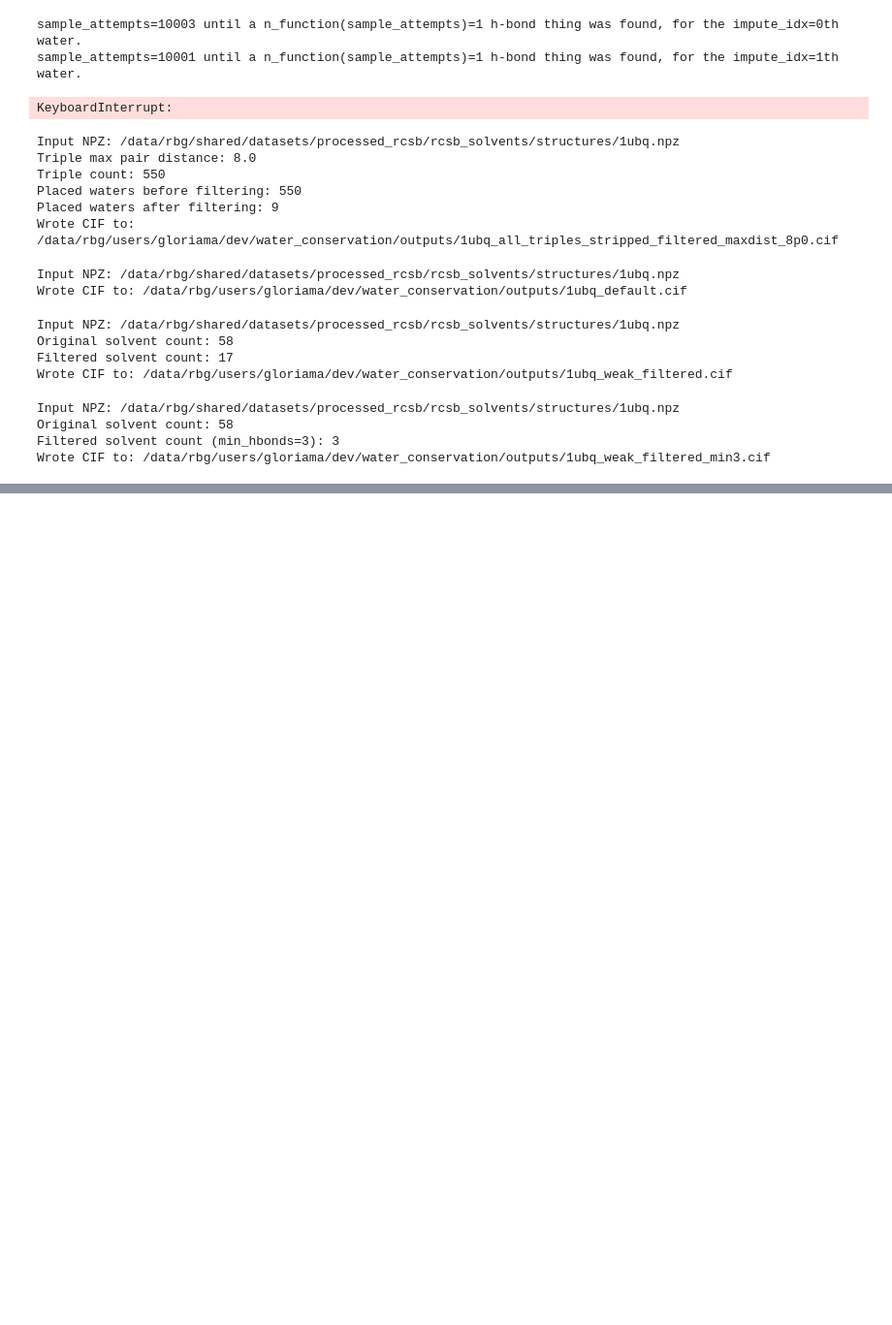
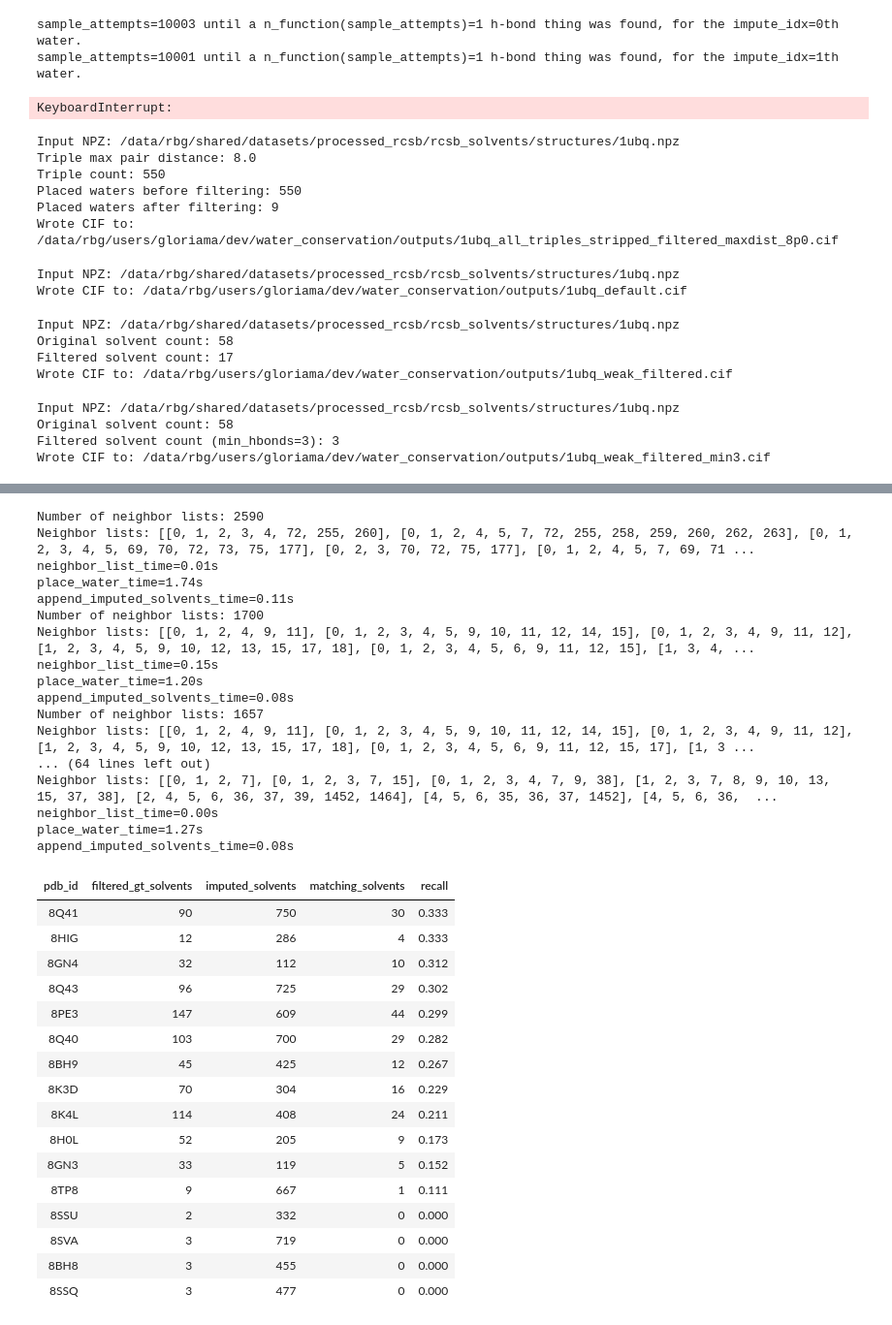
Before and after one commit to gloriayma/water_conservation, a Jupyter notebook: imputation/impute_solvents.ipynb, the cells around one changed output, grey strips where cells are left out. Shown at 97% size. Cells and saved outputs as stored; diff of their text form; code cells hidden in the pictures; blank space fills up the shorter version.

Commit message:
recall functions

```diff
--- a/imputation/impute_solvents.ipynb
+++ b/imputation/impute_solvents.ipynb
@@ -306,3 +463,21 @@ print(f"Input NPZ: {weak3_npz_path}")
 print(f"Original solvent count: {weak3_structure.count_solvents()}")
 print(f"Filtered solvent count (min_hbonds=3): {weak3_filtered_structure.count_solvents()}")
 print(f"Wrote CIF to: {weak3_output_path}")
+# %%
+weak3_pdb_id = "7zzh"
+weak3_npz_path = resolve_npz_path(weak3_pdb_id, NPZ_ROOT)
+weak3_output_dir = Path(OUTPUT_DIR)
+weak3_output_dir.mkdir(parents=True, exist_ok=True)
+weak3_structure = Structure.load(weak3_npz_path)
+weak3_structure = weak3_structure.to_one_solvent_per_chain(weak3_structure)
+weak3_filtered_structure = gloria_remove_weak_solvents(
+    weak3_structure,
+    min_hbonds=3,
+)
+gt_7zzh_3hbonds = weak3_filtered_structure
+weak3_output_path = weak3_output_dir / f"{weak3_pdb_id}_weak_filtered_min3.cif"
+weak3_output_path.write_text(to_mmcif(weak3_filtered_structure))
+print(f"Input NPZ: {weak3_npz_path}")
+print(f"Original solvent count: {weak3_structure.count_solvents()}")
+print(f"Filtered solvent count (min_hbonds=3): {weak3_filtered_structure.count_solvents()}")
+print(f"Wrote CIF to: {weak3_output_path}")
@@ -410,0 +686,55 @@ Wrote CIF to: /data/rbg/users/gloriama/dev/water_conservation/outputs/1ubq_weak_
+# %%
+import pandas as pd
+
+ID_LIST = ["8Q41", "8BH8", "8BH9", "8HIG", "8Q40", "8K3D", "8SVA", "8SSU", "8PE3", "8GN3", "8GN4", "8K4L", "8Q43", "8H0L", "8TP8", "8SSQ"]
+
+rows = []
+for pdb_id in ID_LIST:
+    result = recall_result(pdb_id, recall_threshold=1.0)
+    rows.append(
+        {
+            "pdb_id": pdb_id,
+            "filtered_gt_solvents": result.num_waters_a,
+            "imputed_solvents": result.num_waters_b,
+            "matching_solvents": result.num_matching_waters,
+            "recall": result.recall,
+        }
+    )
+
+results_df = pd.DataFrame(rows).sort_values("recall", ascending=False)
+results_df.style.format({"recall": "{:.3f}"}).hide(axis="index")
+# %% [output]
+Number of neighbor lists: 2590
+Neighbor lists: [[0, 1, 2, 3, 4, 72, 255, 260], [0, 1, 2, 4, 5, 7, 72, 255, 258, 259, 260, 262, 263], [0, 1, 2, 3, 4, 5, 69, 70, 72, 73, 75, 177], [0, 2, 3, 70, 72, 75, 177], [0, 1, 2, 4, 5, 7, 69, 71 ...
+neighbor_list_time=0.01s
+place_water_time=1.74s
+append_imputed_solvents_time=0.11s
+Number of neighbor lists: 1700
+Neighbor lists: [[0, 1, 2, 4, 9, 11], [0, 1, 2, 3, 4, 5, 9, 10, 11, 12, 14, 15], [0, 1, 2, 3, 4, 9, 11, 12], [1, 2, 3, 4, 5, 9, 10, 12, 13, 15, 17, 18], [0, 1, 2, 3, 4, 5, 6, 9, 11, 12, 15], [1, 3, 4, ...
+neighbor_list_time=0.15s
+place_water_time=1.20s
+append_imputed_solvents_time=0.08s
+Number of neighbor lists: 1657
+Neighbor lists: [[0, 1, 2, 4, 9, 11], [0, 1, 2, 3, 4, 5, 9, 10, 11, 12, 14, 15], [0, 1, 2, 3, 4, 9, 11, 12], [1, 2, 3, 4, 5, 9, 10, 12, 13, 15, 17, 18], [0, 1, 2, 3, 4, 5, 6, 9, 11, 12, 15, 17], [1, 3 ...
+... (64 lines left out)
+Neighbor lists: [[0, 1, 2, 7], [0, 1, 2, 3, 7, 15], [0, 1, 2, 3, 4, 7, 9, 38], [1, 2, 3, 7, 8, 9, 10, 13, 15, 37, 38], [2, 4, 5, 6, 36, 37, 39, 1452, 1464], [4, 5, 6, 35, 36, 37, 1452], [4, 5, 6, 36,  ...
+neighbor_list_time=0.00s
+place_water_time=1.27s
+append_imputed_solvents_time=0.08s
+| pdb_id | filtered_gt_solvents | imputed_solvents | matching_solvents | recall |
+| 8Q41 | 90 | 750 | 30 | 0.333 |
+| 8HIG | 12 | 286 | 4 | 0.333 |
+| 8GN4 | 32 | 112 | 10 | 0.312 |
+| 8Q43 | 96 | 725 | 29 | 0.302 |
+| 8PE3 | 147 | 609 | 44 | 0.299 |
+| 8Q40 | 103 | 700 | 29 | 0.282 |
+| 8BH9 | 45 | 425 | 12 | 0.267 |
+| 8K3D | 70 | 304 | 16 | 0.229 |
+| 8K4L | 114 | 408 | 24 | 0.211 |
+| 8H0L | 52 | 205 | 9 | 0.173 |
+| 8GN3 | 33 | 119 | 5 | 0.152 |
+| 8TP8 | 9 | 667 | 1 | 0.111 |
+| 8SSU | 2 | 332 | 0 | 0.000 |
+| 8SVA | 3 | 719 | 0 | 0.000 |
+| 8BH8 | 3 | 455 | 0 | 0.000 |
+| 8SSQ | 3 | 477 | 0 | 0.000 |
```
Also changed, not shown: parts of 7 cells of this notebook, 3 other files.
